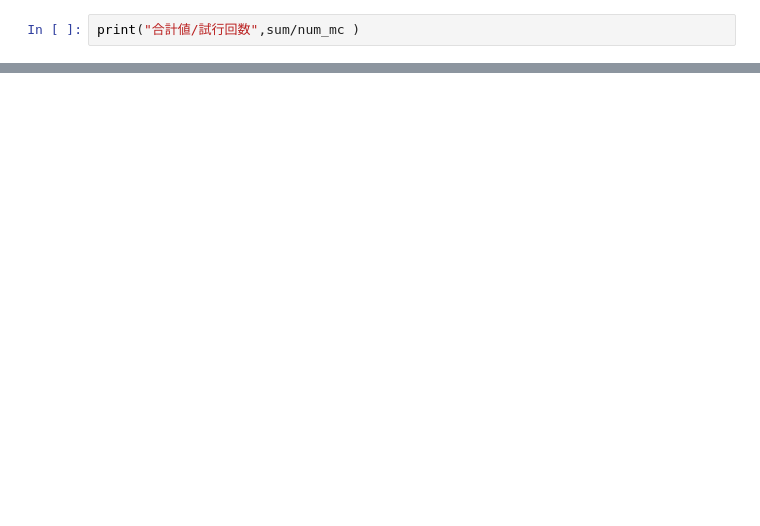
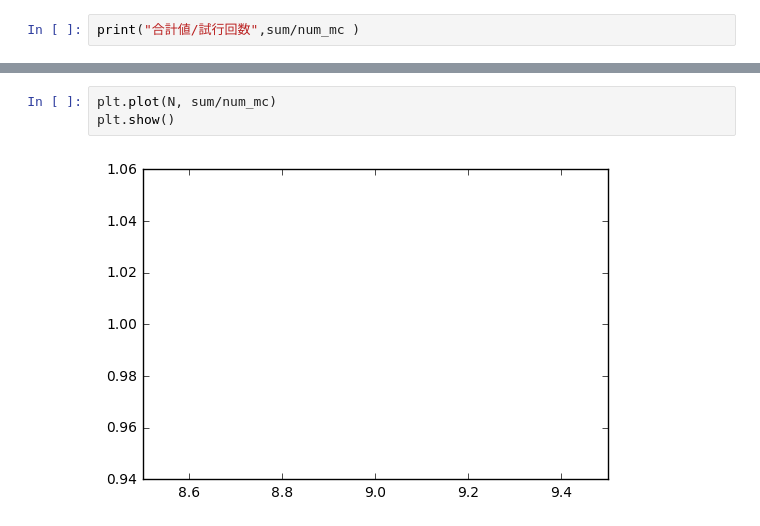
Before and after one commit to tomohiromatsumoto/SABRmodel_HBM, a Jupyter notebook: notebook2/labo.py.ipynb, the cells around one changed output, grey strips where cells are left out. Saved outputs shown, nothing was run; the diff lists cells and outputs as text; blank space fills up the shorter version.

```diff
--- a/notebook2/labo.py.ipynb
+++ b/notebook2/labo.py.ipynb
@@ -1276,0 +1427,5 @@ print("合計値/試行回数",sum/num_mc )
+# %%
+plt.plot(N, sum/num_mc)
+plt.show()
+# %% [output]
+[figure, added]
```
Also changed, not shown: parts of 6 cells of this notebook, 1 other file.
